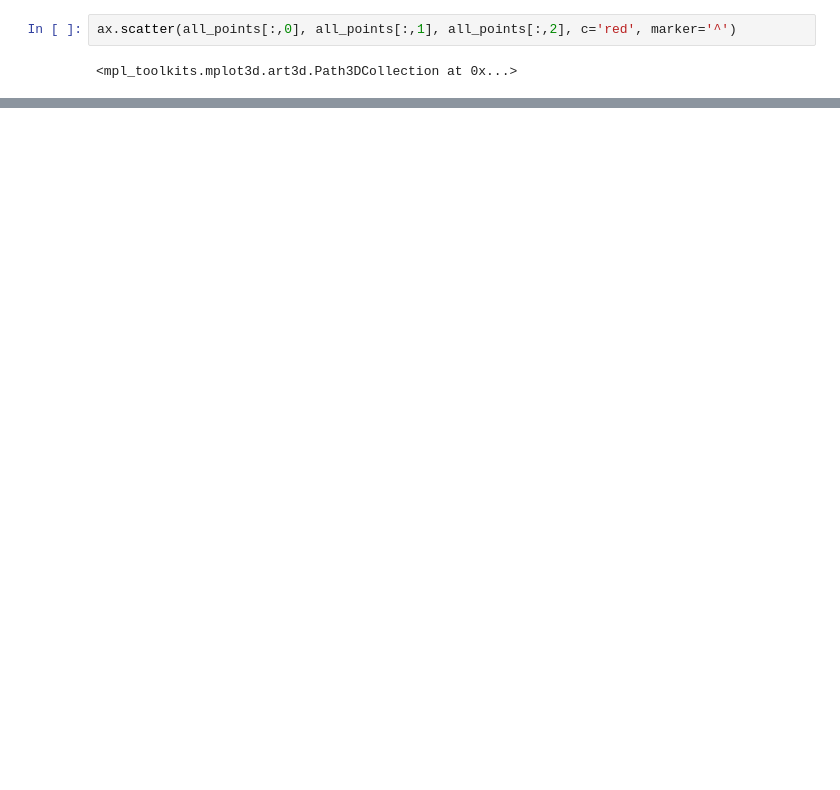
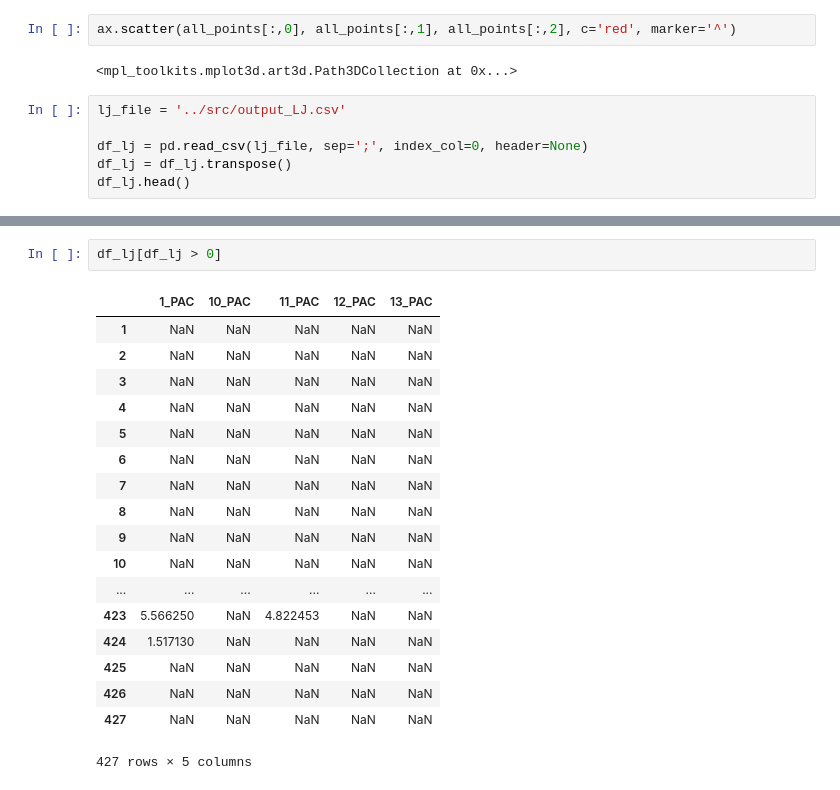
Before and after one commit to BernardoAbreu/LQTAgridPy, a Jupyter notebook: Notebooks/test.ipynb, the cells around one changed output, grey strips where cells are left out. Cells and saved outputs as stored; diff of their text form; blank space fills up the shorter version.

```diff
--- a/Notebooks/test.ipynb
+++ b/Notebooks/test.ipynb
@@ -576,3 +607,9 @@ plt.plot([inter2[0]],[inter2[1]],[inter2[2]], c='green', marker='o')
 ax.scatter(all_points[:,0], all_points[:,1], all_points[:,2], c='red', marker='^')
 # %% [output]
 <mpl_toolkits.mplot3d.art3d.Path3DCollection at 0x...>
+# %%
+lj_file = '../src/output_LJ.csv'
+
+df_lj = pd.read_csv(lj_file, sep=';', index_col=0, header=None)
+df_lj = df_lj.transpose()
+df_lj.head()
@@ -578,0 +640,21 @@ ax.scatter(all_points[:,0], all_points[:,1], all_points[:,2], c='red', marker='^
+# %%
+df_lj[df_lj > 0]
+# %% [output]
+|  | 1_PAC | 10_PAC | 11_PAC | 12_PAC | 13_PAC |
+| 1 | NaN | NaN | NaN | NaN | NaN |
+| 2 | NaN | NaN | NaN | NaN | NaN |
+| 3 | NaN | NaN | NaN | NaN | NaN |
+| 4 | NaN | NaN | NaN | NaN | NaN |
+| 5 | NaN | NaN | NaN | NaN | NaN |
+| 6 | NaN | NaN | NaN | NaN | NaN |
+| 7 | NaN | NaN | NaN | NaN | NaN |
+| 8 | NaN | NaN | NaN | NaN | NaN |
+| 9 | NaN | NaN | NaN | NaN | NaN |
+| 10 | NaN | NaN | NaN | NaN | NaN |
+| ... | ... | ... | ... | ... | ... |
+| 423 | 5.566250 | NaN | 4.822453 | NaN | NaN |
+| 424 | 1.517130 | NaN | NaN | NaN | NaN |
+| 425 | NaN | NaN | NaN | NaN | NaN |
+| 426 | NaN | NaN | NaN | NaN | NaN |
+| 427 | NaN | NaN | NaN | NaN | NaN |
+427 rows × 5 columns
```
Also changed, not shown: parts of 17 cells of this notebook, 5 other files.
